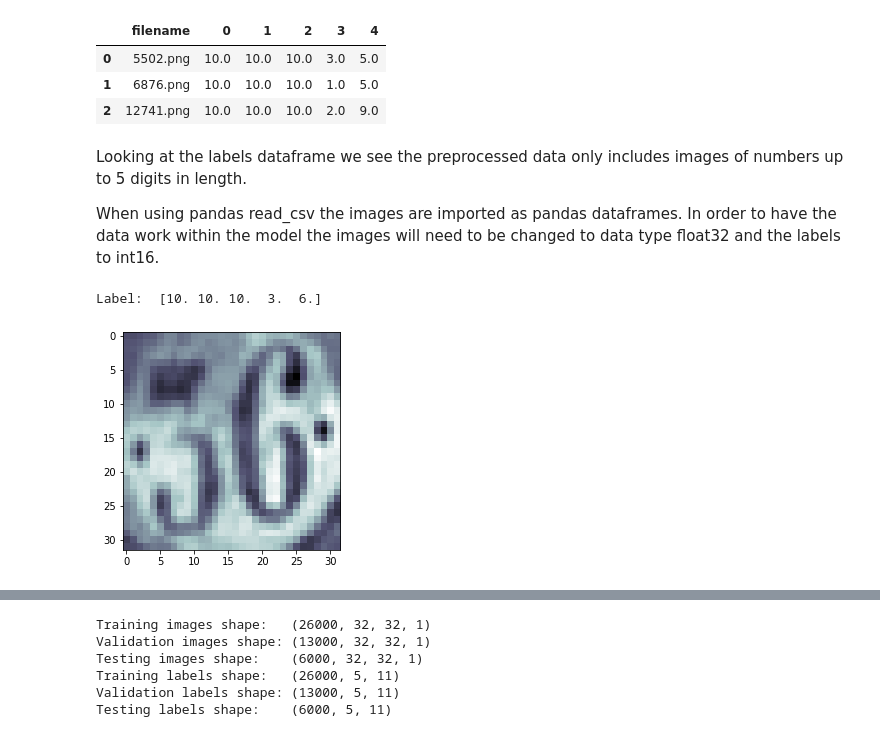
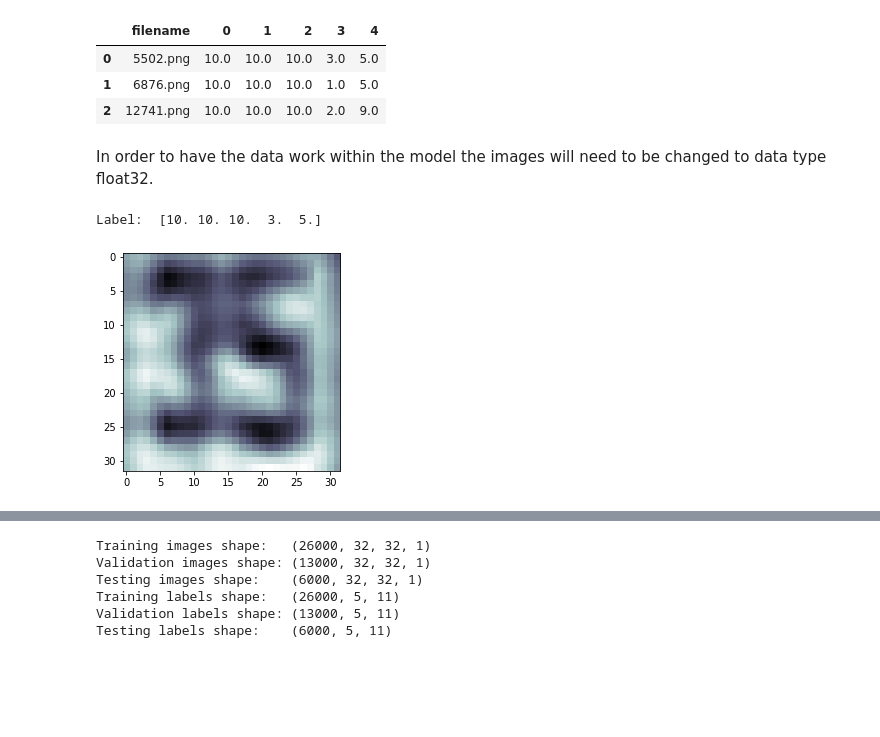
Before and after one commit to jabsneve/Computer_Vision_Capstone, a Jupyter notebook: Notebooks/04 CV Multi-digit Recognition Model (csv).ipynb, the cells around one changed output, grey strips where cells are left out. Cells and saved outputs as stored; diff of their text form; code cells hidden in the pictures; blank space fills up the shorter version.

```diff
--- a/Notebooks/04 CV Multi-digit Recognition Model (csv).ipynb
+++ b/Notebooks/04 CV Multi-digit Recognition Model (csv).ipynb
@@ -59,9 +61,7 @@ train_labels.head(3)
 | 1 | 6876.png | 10.0 | 10.0 | 10.0 | 1.0 | 5.0 |
 | 2 | 12741.png | 10.0 | 10.0 | 10.0 | 2.0 | 9.0 |
 # %% [markdown]
-Looking at the labels dataframe we see the preprocessed data only includes images of numbers up to 5 digits in length.
-
-When using pandas read_csv the images are imported as pandas dataframes. In order to have the data work within the model the images will need to be changed to data type float32 and the labels to int16.
+In order to have the data work within the model the images will need to be changed to data type float32.
 # %%
 # convert all values in all rows and all columns beginning at column index 1 to float32
 
@@ -79,10 +79,10 @@ extra_labels = np.array(extra_labels.iloc[:,1:].astype('float32'))
 # %%
 # plot an image to get a visual of what they look like
 
-print('Label: ', train_labels[4])
-plt.imshow(train_images[4].reshape(32,32), cmap=plt.cm.bone)
+print('Label: ', train_labels[0])
+plt.imshow(train_images[0].reshape(32,32), cmap=plt.cm.bone)
 
 plt.show()
 # %% [output]
-Label:  [10. 10. 10.  3.  6.]
+Label:  [10. 10. 10.  3.  5.]
-[figure, old version]
+[figure, new version]
```
Also changed, not shown: parts of 10 cells of this notebook.
